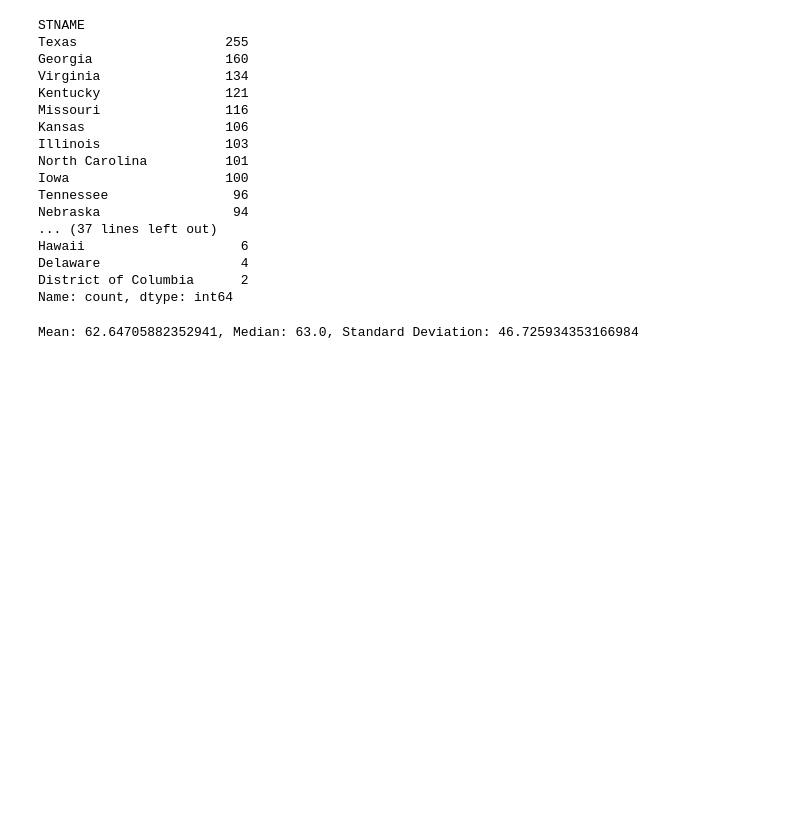
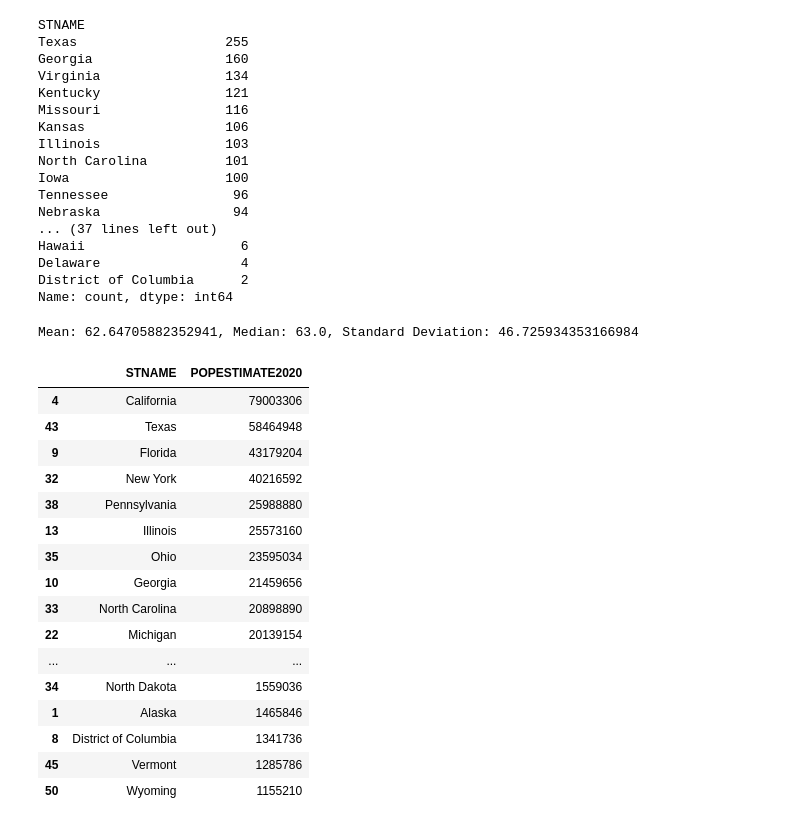
Before and after one commit to cjvillar/DATA_GOV, a Jupyter notebook: note_books/c0-est2022.ipynb, the cells around one changed output. Cells and saved outputs as stored; diff of their text form; code cells hidden in the pictures; blank space fills up the shorter version.

```diff
--- a/note_books/c0-est2022.ipynb
+++ b/note_books/c0-est2022.ipynb
@@ -118,3 +119,25 @@ std = city_count.std()
 print(f"Mean: {mean}, Median: {median}, Standard Deviation: {std}")
 # %% [output]
 Mean: 62.64705882352941, Median: 63.0, Standard Deviation: 46.725934353166984
+# %%
+grouped_data = data.groupby('STNAME')['POPESTIMATE2020'].sum().reset_index()
+grouped_data = grouped_data.sort_values(by='POPESTIMATE2020', ascending=False)
+grouped_data
+# %% [output]
+|  | STNAME | POPESTIMATE2020 |
+| 4 | California | 79003306 |
+| 43 | Texas | 58464948 |
+| 9 | Florida | 43179204 |
+| 32 | New York | 40216592 |
+| 38 | Pennsylvania | 25988880 |
+| 13 | Illinois | 25573160 |
+| 35 | Ohio | 23595034 |
+| 10 | Georgia | 21459656 |
+| 33 | North Carolina | 20898890 |
+| 22 | Michigan | 20139154 |
+| ... | ... | ... |
+| 34 | North Dakota | 1559036 |
+| 1 | Alaska | 1465846 |
+| 8 | District of Columbia | 1341736 |
+| 45 | Vermont | 1285786 |
+| 50 | Wyoming | 1155210 |
```
Also changed, not shown: parts of 2 cells of this notebook.
